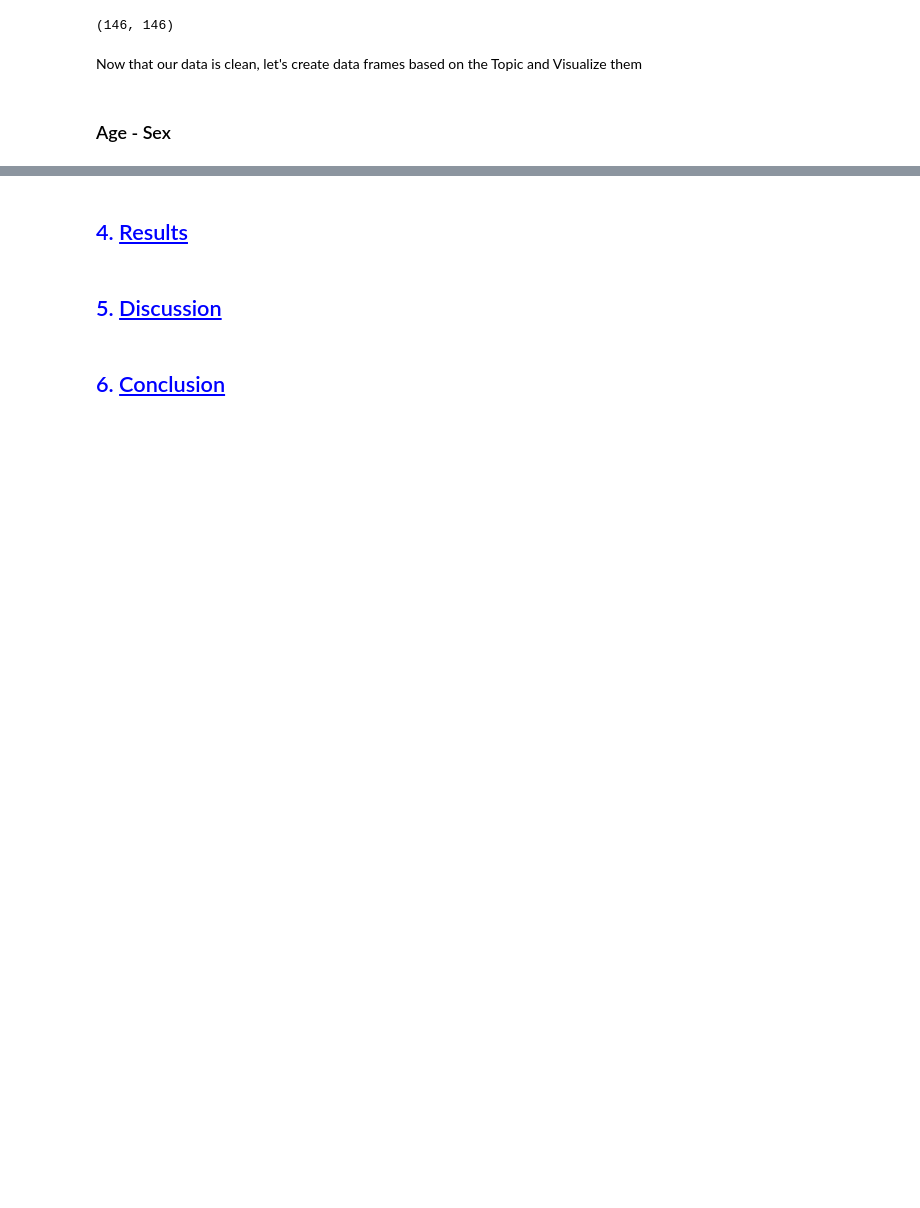
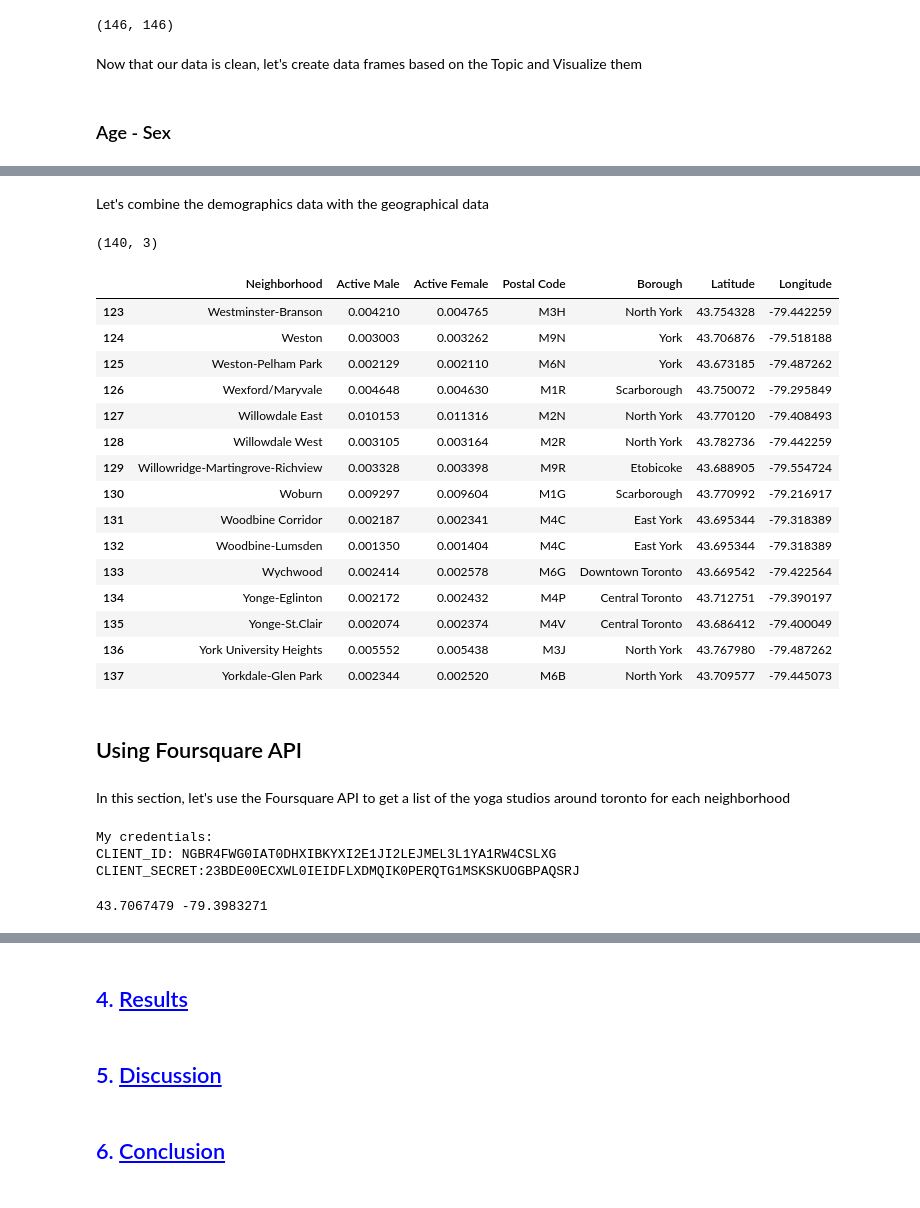
Before and after one commit to nireena/Coursera_Capstone, a Jupyter notebook: BattleOfNeighborhoods.ipynb, the cells around one changed output, grey strips where cells are left out. Saved outputs shown, nothing was run; the diff lists cells and outputs as text; code cells hidden in the pictures; blank space fills up the shorter version.

```diff
--- a/BattleOfNeighborhoods.ipynb
+++ b/BattleOfNeighborhoods.ipynb
@@ -195,0 +358,2 @@ df_age.head(10)
+# %%
+dfmerge.rename(columns = {'Neighbourhood' : 'Neighborhood' }, inplace = True)
@@ -195,0 +369,37 @@ df_age.head(10)
+# %%
+dfmerge['Neighborhood'] = dfmerge['Neighborhood'].str.split(',')
+# %%
+dfmerge = dfmerge.explode('Neighborhood')
+dfmerge.shape
+# %% [markdown]
+Let's combine the demographics data with the geographical data
+# %%
+activePop.shape
+# %% [output]
+(140, 3)
+# %%
+activePopGeo = activePop.merge(dfmerge)
+activePopGeo.shape
+# %%
+activePopGeo.tail(15)
+# %% [output]
+|  | Neighborhood | Active Male | Active Female | Postal Code | Borough | Latitude | Longitude |
+| 123 | Westminster-Branson | 0.004210 | 0.004765 | M3H | North York | 43.754328 | -79.442259 |
+| 124 | Weston | 0.003003 | 0.003262 | M9N | York | 43.706876 | -79.518188 |
+| 125 | Weston-Pelham Park | 0.002129 | 0.002110 | M6N | York | 43.673185 | -79.487262 |
+| 126 | Wexford/Maryvale | 0.004648 | 0.004630 | M1R | Scarborough | 43.750072 | -79.295849 |
+| 127 | Willowdale East | 0.010153 | 0.011316 | M2N | North York | 43.770120 | -79.408493 |
+| 128 | Willowdale West | 0.003105 | 0.003164 | M2R | North York | 43.782736 | -79.442259 |
+| 129 | Willowridge-Martingrove-Richview | 0.003328 | 0.003398 | M9R | Etobicoke | 43.688905 | -79.554724 |
+| 130 | Woburn | 0.009297 | 0.009604 | M1G | Scarborough | 43.770992 | -79.216917 |
+| 131 | Woodbine Corridor | 0.002187 | 0.002341 | M4C | East York | 43.695344 | -79.318389 |
+| 132 | Woodbine-Lumsden | 0.001350 | 0.001404 | M4C | East York | 43.695344 | -79.318389 |
+| 133 | Wychwood | 0.002414 | 0.002578 | M6G | Downtown Toronto | 43.669542 | -79.422564 |
+| 134 | Yonge-Eglinton | 0.002172 | 0.002432 | M4P | Central Toronto | 43.712751 | -79.390197 |
+| 135 | Yonge-St.Clair | 0.002074 | 0.002374 | M4V | Central Toronto | 43.686412 | -79.400049 |
+| 136 | York University Heights | 0.005552 | 0.005438 | M3J | North York | 43.767980 | -79.487262 |
+| 137 | Yorkdale-Glen Park | 0.002344 | 0.002520 | M6B | North York | 43.709577 | -79.445073 |
+# %% [markdown]
+## Using Foursquare API
+# %% [markdown]
+In this section, let's use the Foursquare API to get a list of the yoga studios around toronto for each neighborhood
@@ -195,0 +416,24 @@ df_age.head(10)
+# %%
+CLIENT_ID = 'NGBR4FWG0IAT0DHXIBKYXI2E1JI2LEJMEL3L1YA1RW4CSLXG'
+CLIENT_SECRET = '23BDE00ECXWL0IEIDFLXDMQIK0PERQTG1MSKSKUOGBPAQSRJ'
+VERSION = '20180323'
+#VERSION = '20190425'
+LIMIT = 20
+print('My credentials:')
+print('CLIENT_ID: ' + CLIENT_ID)
+print('CLIENT_SECRET:' + CLIENT_SECRET)
+# %% [output]
+My credentials:
+CLIENT_ID: NGBR4FWG0IAT0DHXIBKYXI2E1JI2LEJMEL3L1YA1RW4CSLXG
+CLIENT_SECRET:23BDE00ECXWL0IEIDFLXDMQIK0PERQTG1MSKSKUOGBPAQSRJ
+# %%
+search_query = 'Yoga'
+radius = 500
+neighb = 'Yonge-Eglinton'
+geolocator = Nominatim(user_agent="foursquare_agent")
+location = geolocator.geocode(neighb)
+latitude = location.latitude
+longitude = location.longitude
+print(latitude, longitude)
+# %% [output]
+43.7067479 -79.3983271
```
Also changed, not shown: parts of 38 cells of this notebook.
